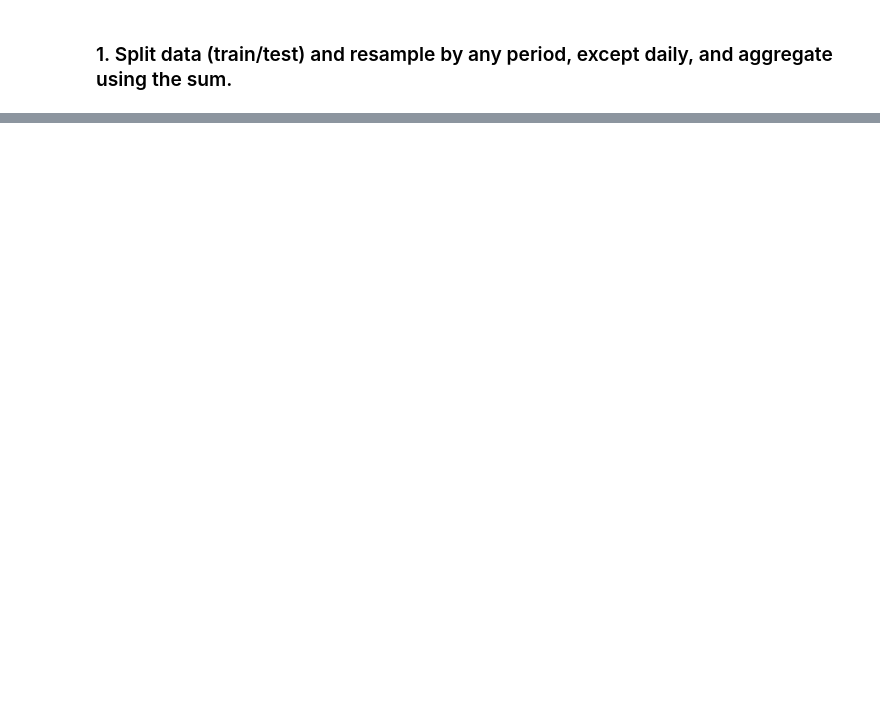
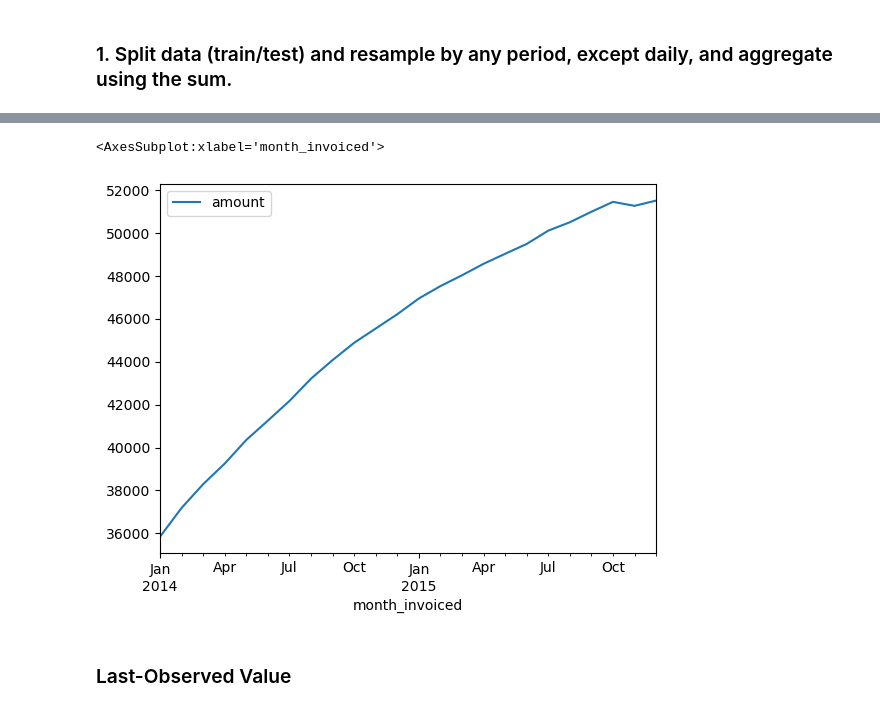
Before and after one commit to MagdalenaRahn/time-series-exercises, a Jupyter notebook: time-series-modelling-forecasting-exercises-09FEB23.ipynb, the cells around one changed output, grey strips where cells are left out. Cells and saved outputs as stored; diff of their text form; code cells hidden in the pictures; blank space fills up the shorter version.

```diff
--- a/time-series-modelling-forecasting-exercises-09FEB23.ipynb
+++ b/time-series-modelling-forecasting-exercises-09FEB23.ipynb
@@ -131,7 +126,7 @@ test_size = int(round(saas.shape[0] * 0.2))
 # %%
 # train : data to the end of 'train_size'
 
-train = saas[:train_size]
+train = saas_agg[:train_size]
 
 train.shape
 # %% [output]
@@ -160,0 +172,9 @@ test.shape
+# %%
+# plotting train
+
+train.plot()
+# %% [output]
+<AxesSubplot:xlabel='month_invoiced'>
+[figure, added]
+# %% [markdown]
+### Last-Observed Value
```
Also changed, not shown: parts of 28 cells of this notebook, 2 other files.
